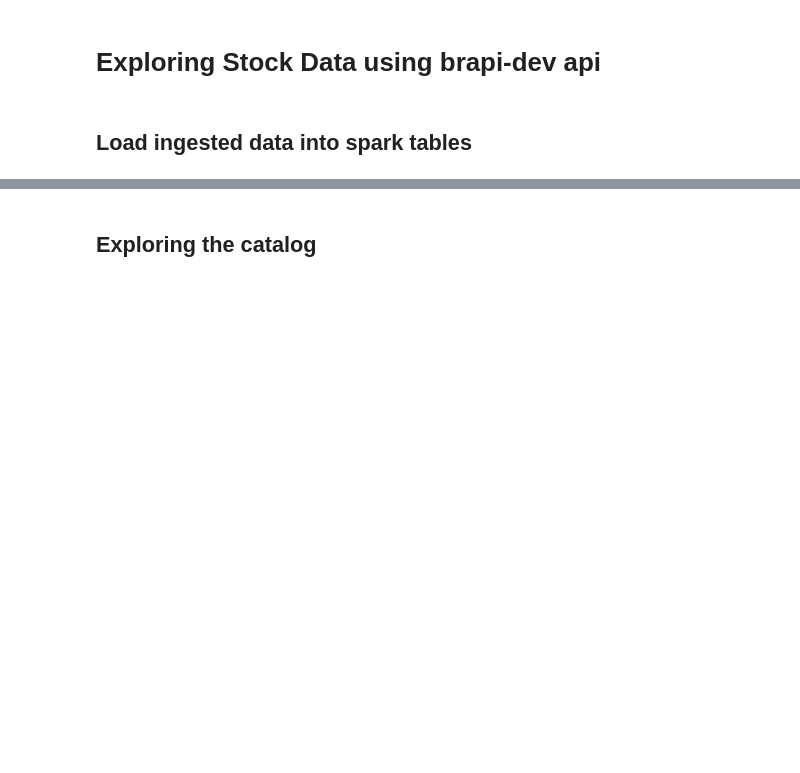
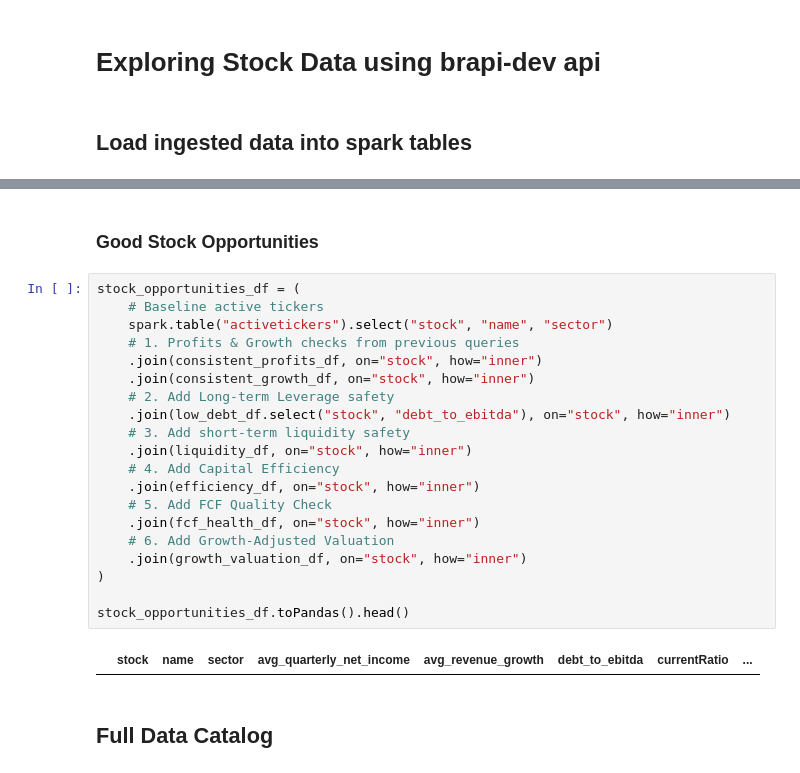
Before and after one commit to Henmachado/brapi_stocks, a Jupyter notebook: data_lake.ipynb, the cells around one changed output, grey strips where cells are left out. Saved outputs shown, nothing was run; the diff lists cells and outputs as text; blank space fills up the shorter version.

```diff
--- a/data_lake.ipynb
+++ b/data_lake.ipynb
@@ -18,2 +175,26 @@ To adjust logging level use sc.setLogLevel(newLevel). For SparkR, use setLogLeve
+# %% [markdown]
+### Good Stock Opportunities
+# %%
+stock_opportunities_df = (
+    # Baseline active tickers
+    spark.table("activetickers").select("stock", "name", "sector")
+    # 1. Profits & Growth checks from previous queries
+    .join(consistent_profits_df, on="stock", how="inner")
+    .join(consistent_growth_df, on="stock", how="inner")
+    # 2. Add Long-term Leverage safety
+    .join(low_debt_df.select("stock", "debt_to_ebitda"), on="stock", how="inner")
+    # 3. Add short-term liquidity safety
+    .join(liquidity_df, on="stock", how="inner")
+    # 4. Add Capital Efficiency
+    .join(efficiency_df, on="stock", how="inner")
+    # 5. Add FCF Quality Check
+    .join(fcf_health_df, on="stock", how="inner")
+    # 6. Add Growth-Adjusted Valuation
+    .join(growth_valuation_df, on="stock", how="inner")
+)
+
+stock_opportunities_df.toPandas().head()
+# %% [output]
+|  | stock | name | sector | avg_quarterly_net_income | avg_revenue_growth | debt_to_ebitda | currentRatio | ... |
 # %% [markdown]
-## Exploring the catalog
+## Full Data Catalog
```
Also changed, not shown: parts of 19 cells of this notebook.
